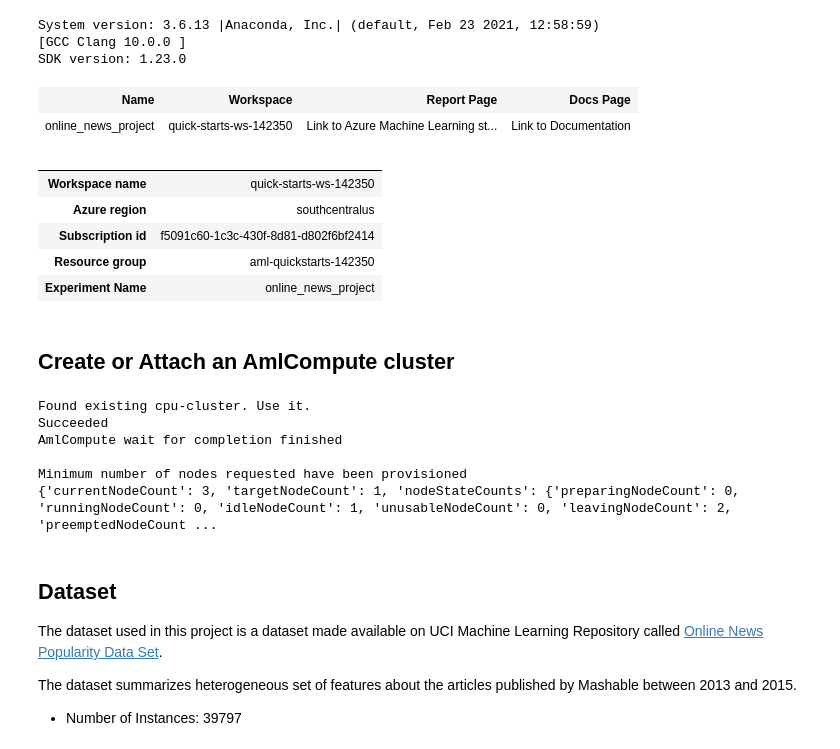
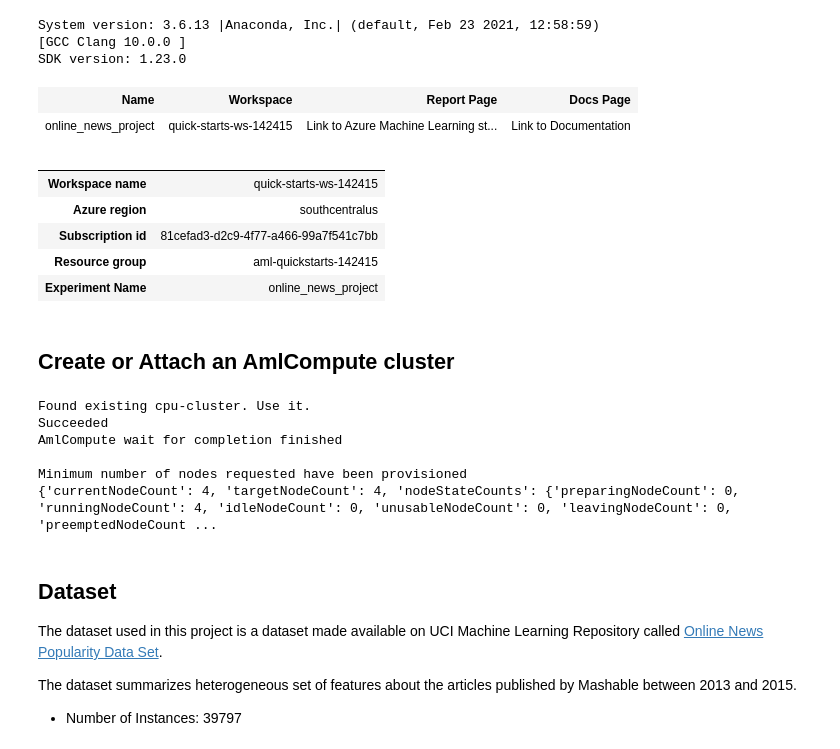
Before and after one commit to franckess/AzureML_Capstone, a Jupyter notebook: 01_Hyperparameter_tuning_final.ipynb, the cells around one changed output. Drawn from its saved outputs; the diff is of its cells as text; code cells hidden in the pictures.

```diff
--- a/01_Hyperparameter_tuning_final.ipynb
+++ b/01_Hyperparameter_tuning_final.ipynb
@@ -61,20 +61,20 @@ System version: 3.6.13 |Anaconda, Inc.| (default, Feb 23 2021, 12:58:59)
 SDK version: 1.23.0
 # %%
 interactive_auth = InteractiveLoginAuthentication(tenant_id="660b3398-b80e-49d2-bc5b-ac1dc93b5254")
-ws = Workspace(subscription_id="f5091c60-1c3c-430f-8d81-d802f6bf2414",
-                   resource_group="aml-quickstarts-142350",
-                   workspace_name="quick-starts-ws-142350",
+ws = Workspace(subscription_id="81cefad3-d2c9-4f77-a466-99a7f541c7bb",
+                   resource_group="aml-quickstarts-142415",
+                   workspace_name="quick-starts-ws-142415",
                    auth=interactive_auth)
 
 experiment_name = 'online_news_project'
 experiment=Experiment(ws, experiment_name)
 experiment
 
 # ws = Workspace.from_config()
 # print(ws.name, ws.resource_group, ws.location, ws.subscription_id, sep = '\n')
 # %% [output]
 | Name | Workspace | Report Page | Docs Page |
-| online_news_project | quick-starts-ws-142350 | Link to Azure Machine Learning st... | Link to Documentation |
+| online_news_project | quick-starts-ws-142415 | Link to Azure Machine Learning st... | Link to Documentation |
 # %%
 dic_data = {'Workspace name': ws.name,
             'Azure region': ws.location,
@@ -87,10 +87,10 @@ az_data.rename(columns={0:''}, inplace = True)
 az_data
 # %% [output]
 |  |  |
-| Workspace name | quick-starts-ws-142350 |
+| Workspace name | quick-starts-ws-142415 |
 | Azure region | southcentralus |
-| Subscription id | f5091c60-1c3c-430f-8d81-d802f6bf2414 |
-| Resource group | aml-quickstarts-142350 |
+| Subscription id | 81cefad3-d2c9-4f77-a466-99a7f541c7bb |
+| Resource group | aml-quickstarts-142415 |
 | Experiment Name | online_news_project |
 # %% [markdown]
 ## Create or Attach an AmlCompute cluster
@@ -115,7 +115,7 @@ Succeeded
 AmlCompute wait for completion finished
 
 Minimum number of nodes requested have been provisioned
-{'currentNodeCount': 3, 'targetNodeCount': 1, 'nodeStateCounts': {'preparingNodeCount': 0, 'runningNodeCount': 0, 'idleNodeCount': 1, 'unusableNodeCount': 0, 'leavingNodeCount': 2, 'preemptedNodeCount ...
+{'currentNodeCount': 4, 'targetNodeCount': 4, 'nodeStateCounts': {'preparingNodeCount': 0, 'runningNodeCount': 4, 'idleNodeCount': 0, 'unusableNodeCount': 0, 'leavingNodeCount': 0, 'preemptedNodeCount ...
 # %% [markdown]
 ## Dataset
 
```
Also changed, not shown: parts of 20 cells of this notebook, 3 other files.
